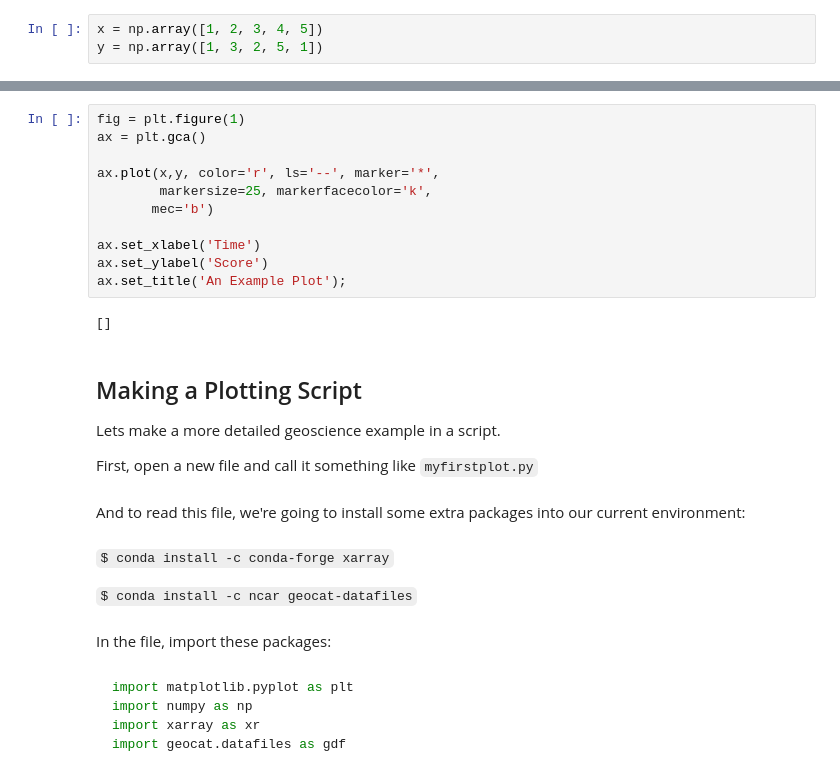
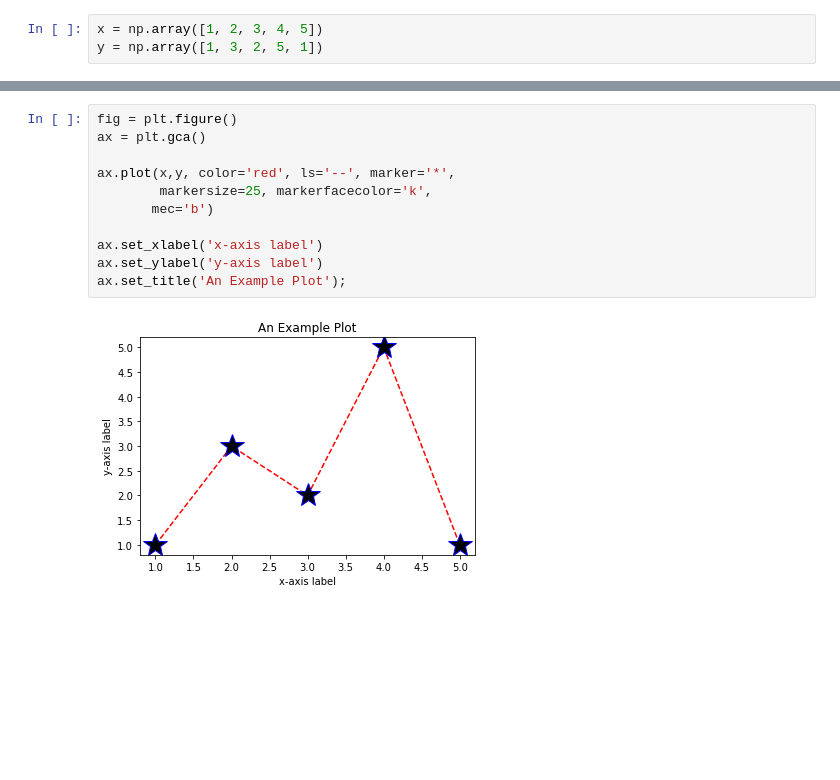
Before and after one commit to anissa111/matplotlib-tutorial, a Jupyter notebook: Prerelease.ipynb, the cells around one changed output, grey strips where cells are left out. Cells and saved outputs as stored; diff of their text form; blank space fills up the shorter version.

Commit message:
cleaned up through geoscience example

````diff
--- a/Prerelease.ipynb
+++ b/Prerelease.ipynb
@@ -43,34 +72,13 @@ However, you don't explicity have to call the figure and axes before making a pl
 # %%
-fig = plt.figure(1)
+fig = plt.figure()
 ax = plt.gca()
 
-ax.plot(x,y, color='r', ls='--', marker='*',
+ax.plot(x,y, color='red', ls='--', marker='*',
         markersize=25, markerfacecolor='k',
        mec='b')
 
-ax.set_xlabel('Time')
-ax.set_ylabel('Score')
+ax.set_xlabel('x-axis label')
+ax.set_ylabel('y-axis label')
 ax.set_title('An Example Plot');
 # %% [output]
-[]
+[figure, added]
-# %% [markdown]
-## Making a Plotting Script
-
-Lets make a more detailed geoscience example in a script.
-
-First, open a new file and call it something like `myfirstplot.py`
-# %% [markdown]
-And to read this file, we're going to install some extra packages into our current environment:
-# %% [markdown]
-`$ conda install -c conda-forge xarray`
-
-`$ conda install -c ncar geocat-datafiles`
-# %% [markdown]
-In the file, import these packages:
-# %% [markdown]
-``` python
-import matplotlib.pyplot as plt
-import numpy as np
-import xarray as xr
-import geocat.datafiles as gdf
-```
````
Also changed, not shown: parts of 21 cells of this notebook.
